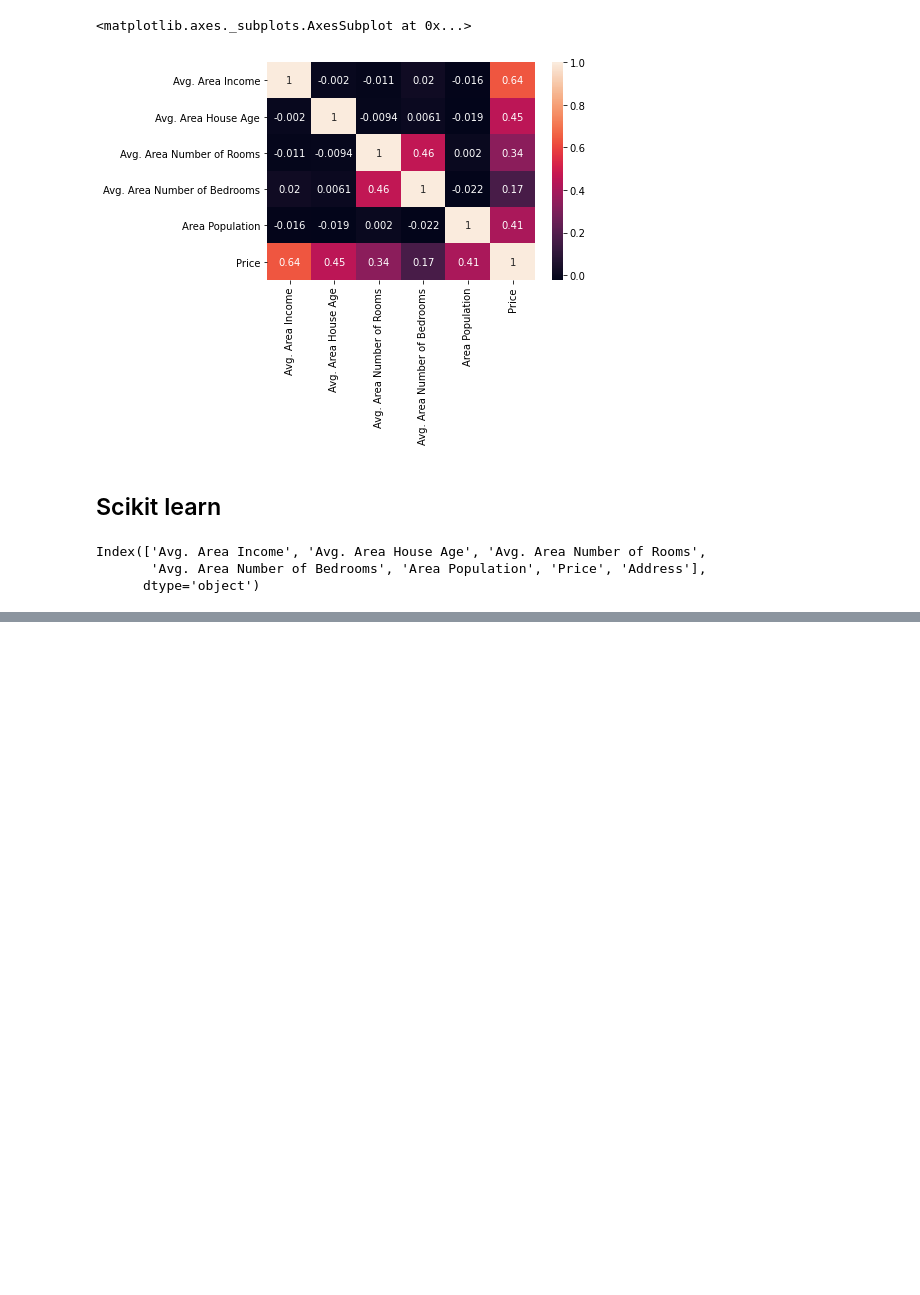
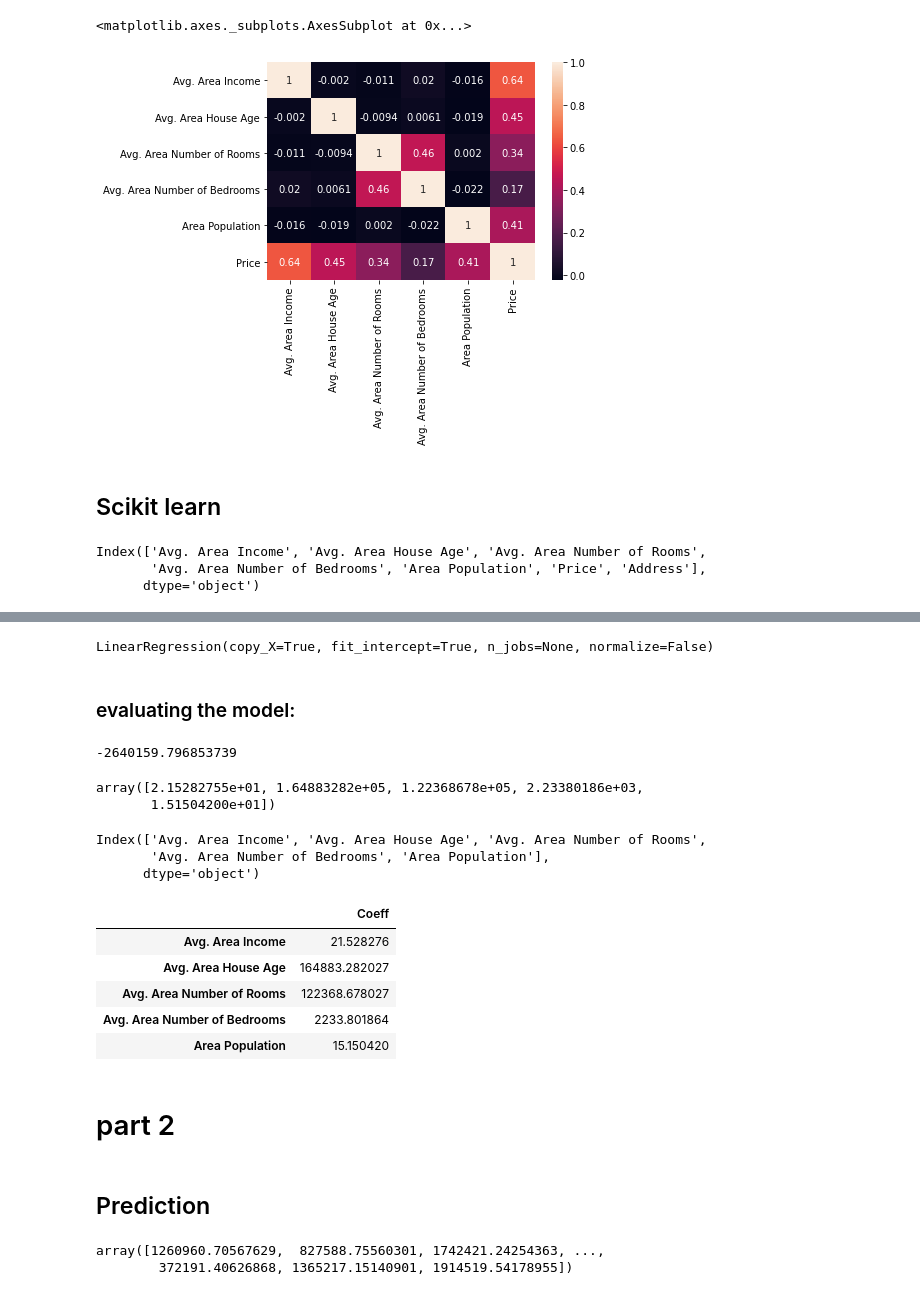
Before and after one commit to Abdulla36/Test, a Jupyter notebook: Liner Regression .ipynb, the cells around one changed output, grey strips where cells are left out. Drawn from its saved outputs; the diff is of its cells as text; code cells hidden in the pictures; blank space fills up the shorter version.

```diff
--- a/Liner Regression .ipynb
+++ b/Liner Regression .ipynb
@@ -168,0 +172,37 @@ train_test_split()
+# %%
+lm.fit(X_train,y_train) #traning the model (lm) on my test subjects
+# %% [output]
+LinearRegression(copy_X=True, fit_intercept=True, n_jobs=None, normalize=False)
+# %% [markdown]
+### evaluating the model:
+# %%
+print(lm.intercept_) #finding the intercept
+# %% [output]
+-2640159.796853739
+# %%
+lm.coef_ #the coefficents
+# %% [output]
+array([2.15282755e+01, 1.64883282e+05, 1.22368678e+05, 2.23380186e+03,
+       1.51504200e+01])
+# %%
+X.columns #for refenrce, this is the columns of my original data
+# %% [output]
+Index(['Avg. Area Income', 'Avg. Area House Age', 'Avg. Area Number of Rooms',
+       'Avg. Area Number of Bedrooms', 'Area Population'],
+      dtype='object')
+# %%
+cdf = pd.DataFrame(lm.coef_, X.columns, columns = ['Coeff'])
+# this is a Data Frame that shows the coeff of each column in my original DF
+# %%
+cdf
+# %% [output]
+|  | Coeff |
+| Avg. Area Income | 21.528276 |
+| Avg. Area House Age | 164883.282027 |
+| Avg. Area Number of Rooms | 122368.678027 |
+| Avg. Area Number of Bedrooms | 2233.801864 |
+| Area Population | 15.150420 |
+# %% [markdown]
+ # part 2
+# %% [markdown]
+## Prediction
@@ -168,0 +211,5 @@ train_test_split()
+# %%
+prediction #these are the values from the model
+# %% [output]
+array([1260960.70567629,  827588.75560301, 1742421.24254363, ...,
+        372191.40626868, 1365217.15140901, 1914519.54178955])
```
Also changed, not shown: parts of 21 cells of this notebook.
